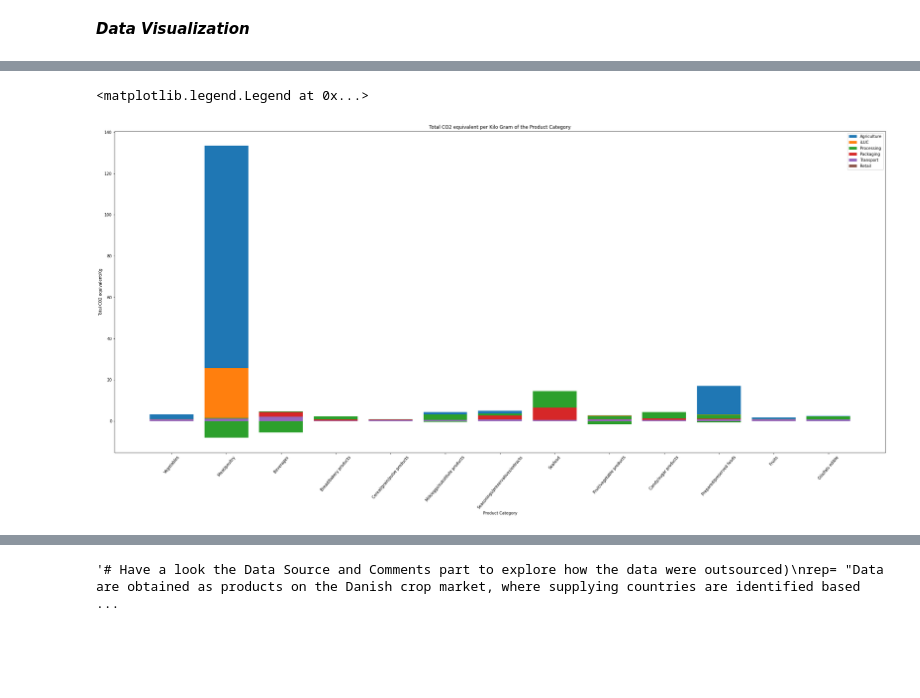
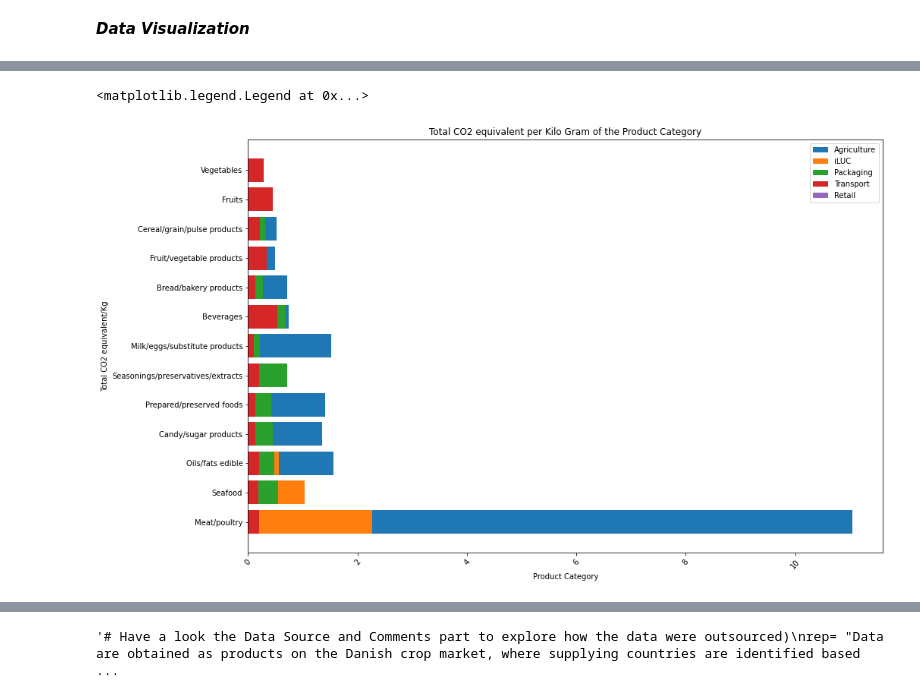
Before and after one commit to mrchapagain/FoodClimateAnalytics, a Jupyter notebook: ConcitoClimateAnalytics.ipynb, the cells around one changed output, grey strips where cells are left out. Cells and saved outputs as stored; diff of their text form; code cells hidden in the pictures; blank space fills up the shorter version.

```diff
--- a/ConcitoClimateAnalytics.ipynb
+++ b/ConcitoClimateAnalytics.ipynb
@@ -204,0 +209,8 @@ selected_data[['Product_en', "Total_CO2_eq/kg"]].groupby(by= ['Product_en'], sor
+# %%
+to_drop1= selected_data[selected_data["Product_en"] == "Water, tap, drinking, average values"].index
+to_drop2= selected_data[selected_data["Product_en"] == "Beef, fillet, defatted, raw"].index
+to_drop= [to_drop1[0], to_drop2[0]]
+to_drop
+selected_dropped_data= selected_data.drop(labels=to_drop, inplace=False)
+print(selected_dropped_data.shape)
+"""Just to check the shape of the data"""
@@ -205,7 +220,7 @@ selected_data[['Product_en', "Total_CO2_eq/kg"]].groupby(by= ['Product_en'], sor
 # %%
 # Group some of the elements from columns with categorical data
-df=selected_data[['Category_en', 'Agriculture', 'iLUC', 'Processing',	'Packaging',	'Transport',	'Retail', 'Total_CO2_eq/kg']].groupby(by= ['Category_en'], sort=True).mean().sort_values(by=['Total_CO2_eq/kg'], ascending=False).round(decimals = 2)
-df
+df_with_category=selected_dropped_data[['Category_en', 'Agriculture', 'iLUC', 'Processing',	'Packaging',	'Transport',	'Retail', 'Total_CO2_eq/kg']].groupby(by= ['Category_en'], sort=True).mean().sort_values(by=['Total_CO2_eq/kg'], ascending=False).round(decimals = 2)
+df_with_category
 # %% [output]
 |  | Agriculture | iLUC | Processing | Packaging | Transport | Retail | Total_CO2_eq/kg |
 | Category_en |  |  |  |  |  |  |  |
@@ -245,19 +287,18 @@ Name: Agriculture, Length: 500, dtype: float64
 # %%
 # Stacked bar plot
-fig, ax= plt.subplots(figsize=(35, 15))
+fig, ax= plt.subplots(figsize=(15, 10))
 
-ax.bar(selected_data["Category_en"], selected_data['Agriculture'], label= "Agriculture")
-ax.bar(selected_data["Category_en"], selected_data['iLUC'], label='iLUC')
-ax.bar(selected_data["Category_en"], selected_data['Processing'], label='Processing')
-ax.bar(selected_data["Category_en"], selected_data['Packaging'], label='Packaging')
-ax.bar(selected_data["Category_en"], selected_data['Transport'], label='Transport')
-ax.bar(selected_data["Category_en"], selected_data['Retail'], label='Retail')
+ax.barh(df_with_category.index, df_with_category['Agriculture'], label= "Agriculture")
+ax.barh(df_with_category.index, df_with_category['iLUC'], label='iLUC')
+ax.barh(df_with_category.index, df_with_category['Packaging'], label='Packaging')
+ax.barh(df_with_category.index, df_with_category['Transport'], label='Transport')
+ax.barh(df_with_category.index, df_with_category['Retail'], label='Retail')
 
 plt.xticks(rotation=50)
 plt.title("Total CO2 equivalent per Kilo Gram of the Product Category")
 plt.xlabel("Product Category")
 plt.ylabel("Total CO2 equivalent/Kg")
 ax.legend()
 # %% [output]
 <matplotlib.legend.Legend at 0x...>
-[figure, old version]
+[figure, new version]
```
Also changed, not shown: parts of 15 cells of this notebook.
